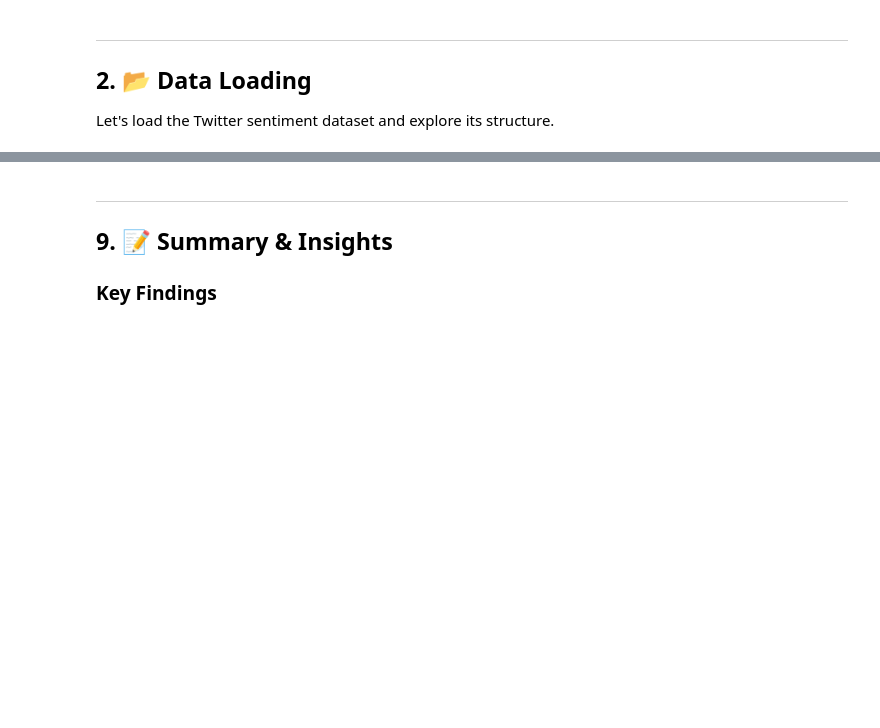
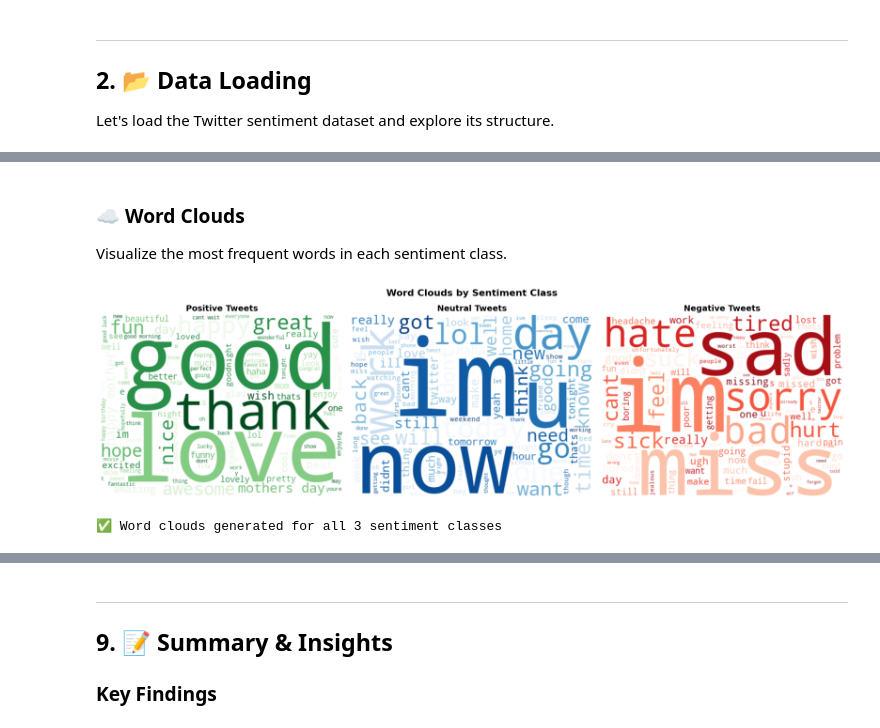
Before and after one commit to Ajay-devs/LLM-embedding, a Jupyter notebook: Sentiment_Classification_Embeddings.ipynb, the cells around one changed output, grey strips where cells are left out. Cells and saved outputs as stored; diff of their text form; code cells hidden in the pictures; blank space fills up the shorter version.

```diff
--- a/Sentiment_Classification_Embeddings.ipynb
+++ b/Sentiment_Classification_Embeddings.ipynb
@@ -1158,0 +147,25 @@ fig.show()
+# %% [markdown]
+### ☁️ Word Clouds
+
+Visualize the most frequent words in each sentiment class.
+# %%
+# Class-wise Word Clouds
+fig, axes = plt.subplots(1, 3, figsize=(18, 5))
+
+for idx, sentiment in enumerate(['positive', 'neutral', 'negative']):
+    text = ' '.join(df[df['sentiment']==sentiment]['selected_text'].dropna().tolist())
+    cmap = 'Greens' if sentiment=='positive' else ('Blues' if sentiment=='neutral' else 'Reds')
+    wc = WordCloud(width=400, height=300, background_color='white',
+                   colormap=cmap, max_words=100).generate(text)
+    axes[idx].imshow(wc, interpolation='bilinear')
+    axes[idx].set_title(f'{sentiment.capitalize()} Tweets', fontsize=14, fontweight='bold')
+    axes[idx].axis('off')
+
+plt.suptitle('Word Clouds by Sentiment Class', fontsize=16, fontweight='bold', y=1.02)
+plt.tight_layout()
+plt.show()
+
+print("✅ Word clouds generated for all 3 sentiment classes")
+# %% [output]
+[figure, added]
+✅ Word clouds generated for all 3 sentiment classes
```
Also changed, not shown: parts of 71 cells of this notebook, 1 other file.
